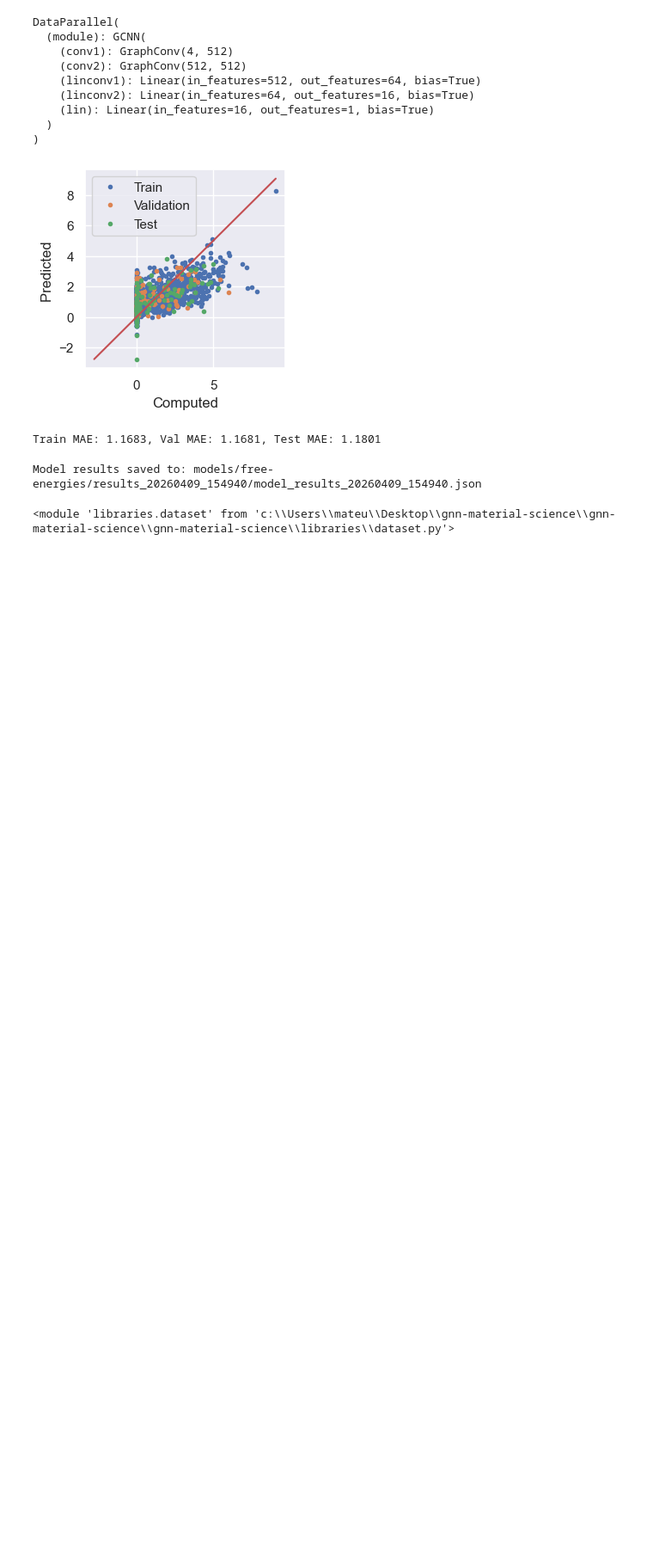
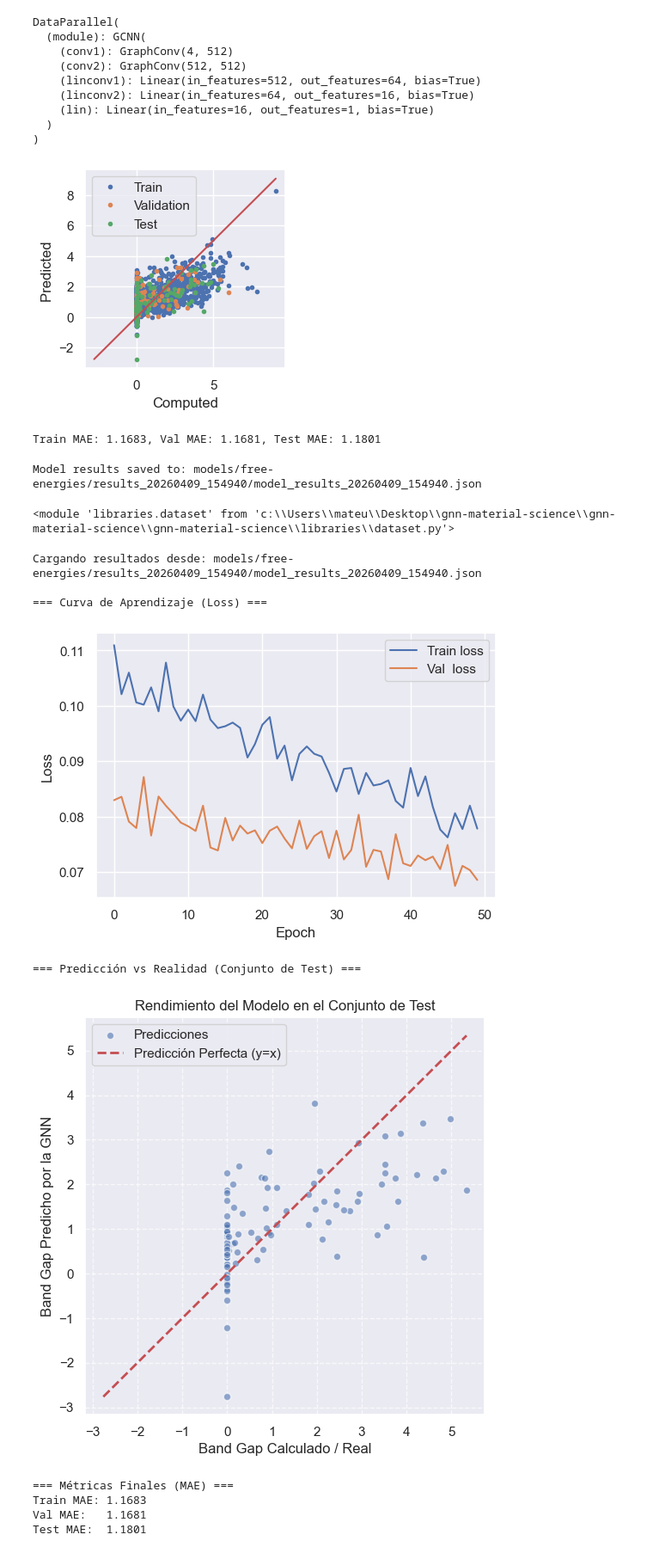
Before and after one commit to mateug/gnn-material-science, a Jupyter notebook: train-GNN.ipynb, the cells around one changed output. Shown at 86% size. Saved outputs shown, nothing was run; the diff lists cells and outputs as text; code cells hidden in the pictures; blank space fills up the shorter version.

```diff
--- a/train-GNN.ipynb
+++ b/train-GNN.ipynb
@@ -347,3 +347,68 @@ import importlib
 importlib.reload(cld)
 # %% [output]
 <module 'libraries.dataset' from 'c:\\Users\\mateu\\Desktop\\gnn-material-science\\gnn-material-science\\gnn-material-science\\libraries\\dataset.py'>
+# %%
+import matplotlib.pyplot as plt
+
+# 1. Definir la ruta del archivo (o usar la variable results_file si ya está en memoria)
+results_file = f'{timestamped_folder}/model_results_{timestamp}.json'
+print(f"Cargando resultados desde: {results_file}")
+
+with open(results_file, 'r') as f:
+    results_data = json.load(f)
+
+# Extraer datos
+train_losses = results_data['training_history']['train_losses']
+val_losses = results_data['training_history']['val_losses']
+predicted = results_data['predictions']['test']['predicted']
+actual = results_data['predictions']['test']['actual']
+
+# ==========================================
+# 2. Visualización de la Curva de Aprendizaje
+# ==========================================
+print("\n=== Curva de Aprendizaje (Loss) ===")
+# Esta función sí sabemos que existe y se llama así
+plt.figure(figsize=(6, 4))
+cld.losses_plot(train_losses, val_losses, to_log=True)
+plt.show() # Forzamos a que se dibuje aquí para que no se mezcle con el siguiente
+
+# ==========================================
+# 3. Visualización de Predicción vs Realidad (Directo con Matplotlib)
+# ==========================================
+print("\n=== Predicción vs Realidad (Conjunto de Test) ===")
+plt.figure(figsize=(6, 6))
+
+# Dibujar los puntos
+plt.scatter(actual, predicted, alpha=0.6, edgecolors='w', label='Predicciones')
+
+# Dibujar la línea de predicción perfecta (y = x)
+min_val = min(min(actual), min(predicted))
+max_val = max(max(actual), max(predicted))
+plt.plot([min_val, max_val], [min_val, max_val], 'r--', linewidth=2, label='Predicción Perfecta (y=x)')
+
+# Formato del gráfico
+plt.xlabel('Band Gap Calculado / Real')
+plt.ylabel('Band Gap Predicho por la GNN')
+plt.title('Rendimiento del Modelo en el Conjunto de Test')
+plt.legend(loc='best')
+plt.grid(True, linestyle='--', alpha=0.7)
+plt.show()
+
+# ==========================================
+# 4. Métricas
+# ==========================================
+print("\n=== Métricas Finales (MAE) ===")
+print(f"Train MAE: {results_data['final_metrics']['train_mae']:.4f}")
+print(f"Val MAE:   {results_data['final_metrics']['val_mae']:.4f}")
+print(f"Test MAE:  {results_data['final_metrics']['test_mae']:.4f}")
+# %% [output]
+Cargando resultados desde: models/free-energies/results_20260409_154940/model_results_20260409_154940.json
+
+=== Curva de Aprendizaje (Loss) ===
+[figure, added]
+=== Predicción vs Realidad (Conjunto de Test) ===
+[figure, added]
+=== Métricas Finales (MAE) ===
+Train MAE: 1.1683
+Val MAE:   1.1681
+Test MAE:  1.1801
```
Also changed, not shown: 1 other file.
